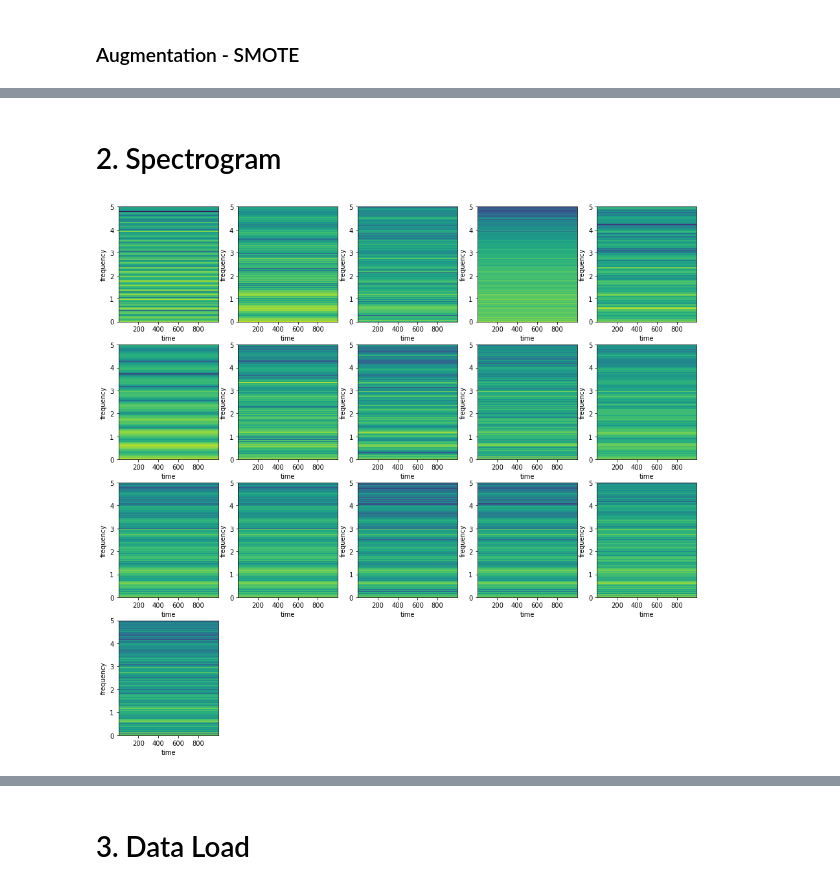
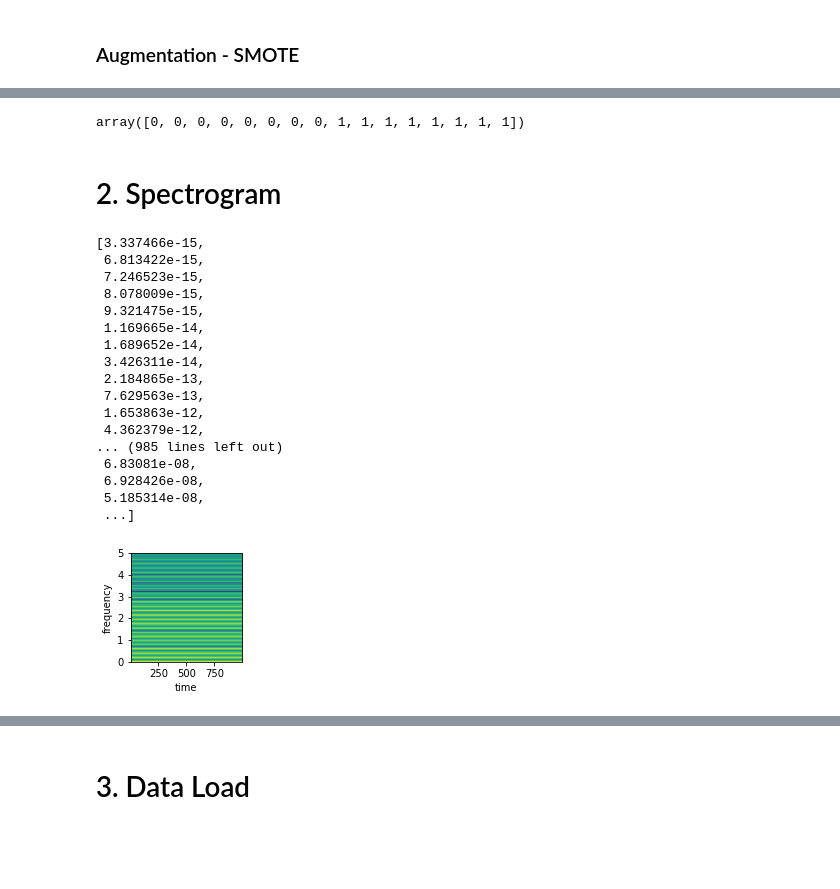
Before and after one commit to wsy8029/nvh, a Jupyter notebook: CNN.ipynb, the cells around one changed output, grey strips where cells are left out. Cells and saved outputs as stored; diff of their text form; code cells hidden in the pictures; blank space fills up the shorter version.

```diff
--- a/CNN.ipynb
+++ b/CNN.ipynb
@@ -60,0 +42,19 @@ labels
+# %%
+datas = []
+file = "./sample_data.txt"
+with open(file, "r") as f:
+    header = f.readline()
+    while 1:
+        line = f.readline()
+        if not line:
+            break
+        tmp = line.strip().split('\t')
+        freq = list(map(float, tmp[4:10004]))
+        label = int(tmp[0])
+#         label = tmp[0]
+        datas.append([freq,label])
+
+# data = np.array(data)
+
+# X = data[:, 1:]
+# y = np.int32(data[:, 0])
@@ -80,2 +153,6 @@ array([0, 0, 0, 0, 0, 0, 0, 0, 1, 1, 1, 1, 1, 1, 1, 1])
+# %%
+l
+# %% [output]
+array([0, 0, 0, 0, 0, 0, 0, 0, 1, 1, 1, 1, 1, 1, 1, 1])
 # %% [markdown]
 # 2. Spectrogram
@@ -85,14 +159,30 @@ specs = np.array(spectrum)
+# %%
+datas[0][0]
+# %% [output]
+[3.337466e-15,
+ 6.813422e-15,
+ 7.246523e-15,
+ 8.078009e-15,
+ 9.321475e-15,
+ 1.169665e-14,
+ 1.689652e-14,
+ 3.426311e-14,
+ 2.184865e-13,
+ 7.629563e-13,
+ 1.653863e-12,
+ 4.362379e-12,
+... (985 lines left out)
+ 6.83081e-08,
+ 6.928426e-08,
+ 5.185314e-08,
+ ...]
 # %%
-# SMOTE 결과 데이터에 대해 spectrogram 생성 테스트
-plt.rcParams["figure.figsize"] = (16,15)
-for i in range(len(specs)):
-    plt.subplot(4,5,i+1)
-#     plt.specgram(list(specs[i]), NFFT=10000, Fs=10, noverlap=5, detrend='mean', mode='psd')
-    plt.specgram(list(specs[i]), NFFT=10000, Fs=10, noverlap=5)
-    # plt.specgram(list(spec), Fs=100)
-    plt.xlabel('time')
-    plt.ylabel('frequency')
-
+# test로 spectrogram 생성
+plt.rcParams["figure.figsize"] = (2,2)
+# plt.specgram(list(specs[15]), NFFT=10000, Fs=10, noverlap=5, detrend='mean', mode='psd')
+plt.specgram(list(datas[0][0]), NFFT=10000, Fs=10, noverlap=5, detrend='mean', mode='psd')
+plt.xlabel('time')
+plt.ylabel('frequency')
 plt.show()
 # %% [output]
-[figure, old version]
+[figure, new version]
```
Also changed, not shown: parts of 39 cells of this notebook.
